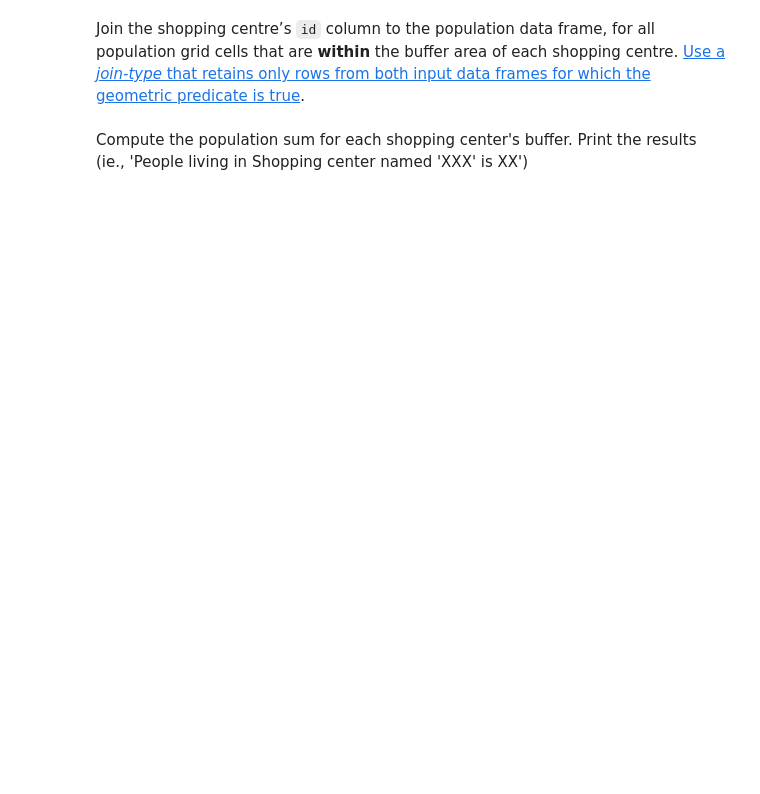
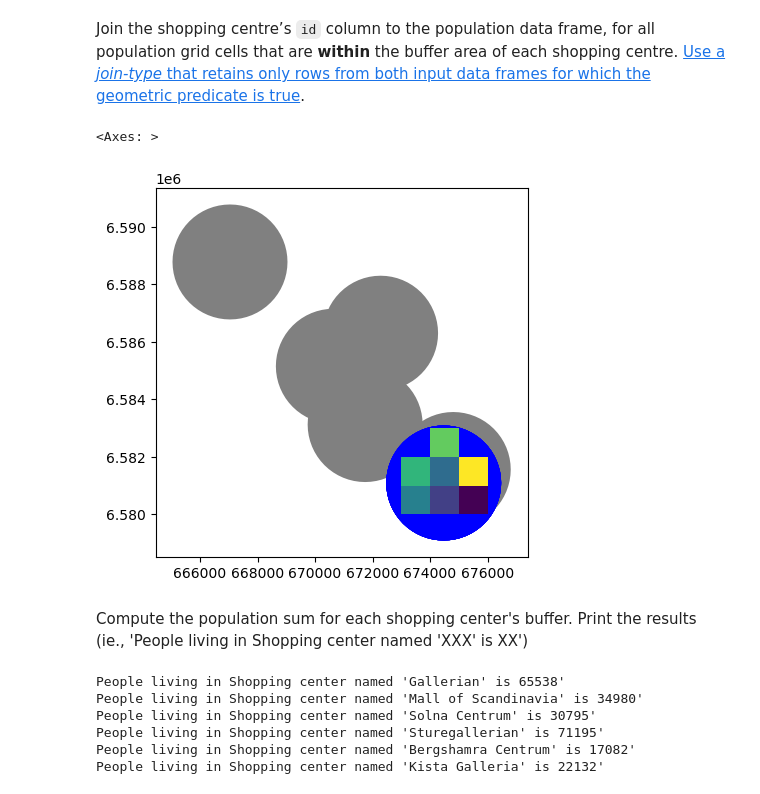
Before and after one commit to ajain-93/NGAD04, a Jupyter notebook: Exercises/Exercise 3/Lab_3_3.ipynb, the cells around one changed output. Drawn from its saved outputs; the diff is of its cells as text; code cells hidden in the pictures; blank space fills up the shorter version.

```diff
--- a/Exercises/Exercise 3/Lab_3_3.ipynb
+++ b/Exercises/Exercise 3/Lab_3_3.ipynb
@@ -18,2 +76,29 @@ Join the shopping centre’s `id` column to the population data frame, for all p
+# %%
+# DEBUG
+# Plot population boxes that fit into first buffer zone
+
+axes = shopping_centre_buffers.plot(facecolor="grey", )
+shopping_centers.loc[0].plot(ax=axes, color="blue", markersize=5)
+pop_stockholm.loc[shopping_centers.loc[0]["index_left"]].plot(ax=axes, column="POP")
+# %% [output]
+<Axes: >
+[figure, added]
 # %% [markdown]
 Compute the population sum for each shopping center's buffer. Print the results (ie., 'People living in Shopping center named 'XXX' is XX')
+# %%
+# Iterate through all index
+for i in shopping_centers.index.unique():
+    location = shopping_centers.loc[i]
+
+    # Assert that the names and addresses are unique and there is no mixup
+    assert len(location["name"].unique()) == 1 , f"Multiple names for location at index {i}"
+    assert len(location["address"].unique()) == 1 , f"Multiple address for location at index {i}"
+
+    print(f"People living in Shopping center named '{location['name'].unique()[0].strip()}' is {location['POP'].sum()}'"  )
+# %% [output]
+People living in Shopping center named 'Gallerian' is 65538'
+People living in Shopping center named 'Mall of Scandinavia' is 34980'
+People living in Shopping center named 'Solna Centrum' is 30795'
+People living in Shopping center named 'Sturegallerian' is 71195'
+People living in Shopping center named 'Bergshamra Centrum' is 17082'
+People living in Shopping center named 'Kista Galleria' is 22132'
```
Also changed, not shown: parts of 5 cells of this notebook.
